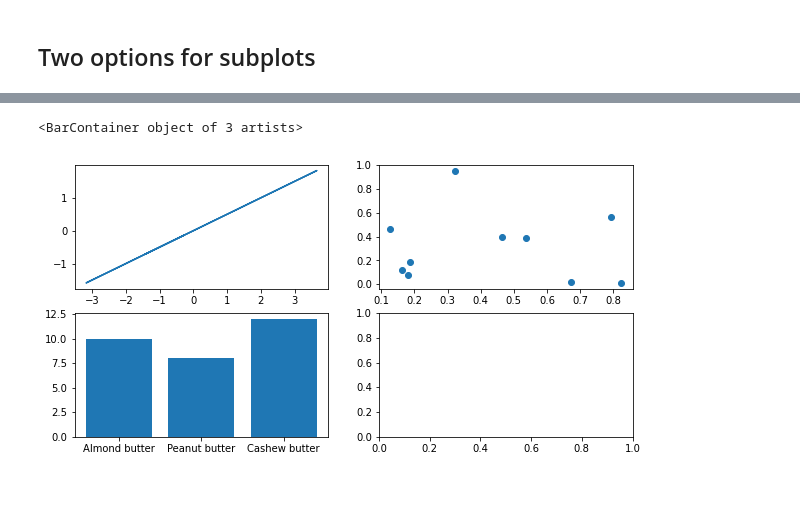
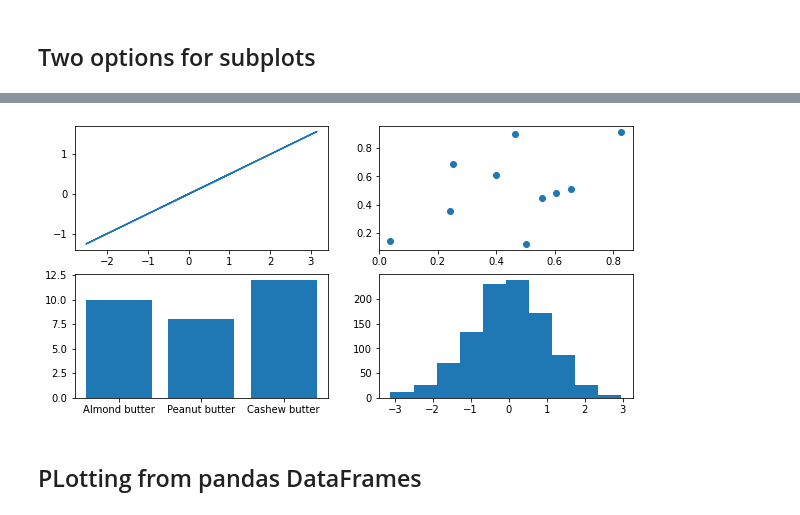
Before and after one commit to my-playing-field/data-science-demos, a Jupyter notebook: introduction-to-matplotlib.ipynb, the cells around one changed output, grey strips where cells are left out. Drawn from its saved outputs; the diff is of its cells as text; code cells hidden in the pictures; blank space fills up the shorter version.

```diff
--- a/introduction-to-matplotlib.ipynb
+++ b/introduction-to-matplotlib.ipynb
@@ -146,12 +146,13 @@ ax4.hist(np.random.randn(1000))
 # %%
 fig, ax = plt.subplots(nrows=2,
                       ncols=2,
                       figsize=(10,5))
 
 ax[0,0].plot(x,x/2);
 ax[0,1].scatter(np.random.random(10),np.random.random(10))
 ax[1,0].bar(nut_butter_prices.keys(),nut_butter_prices.values())
-ax[1,1].
+ax[1,1].hist(np.random.randn(1000));
 # %% [output]
-<BarContainer object of 3 artists>
-[figure, old version]
+[figure, new version]
+# %% [markdown]
+## PLotting from pandas DataFrames
```
Also changed, not shown: parts of 32 cells of this notebook.
